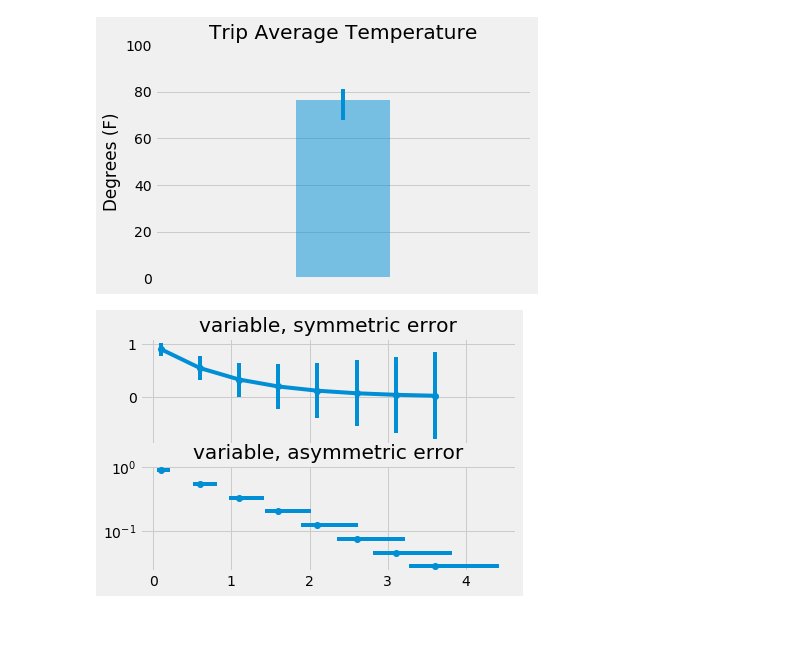
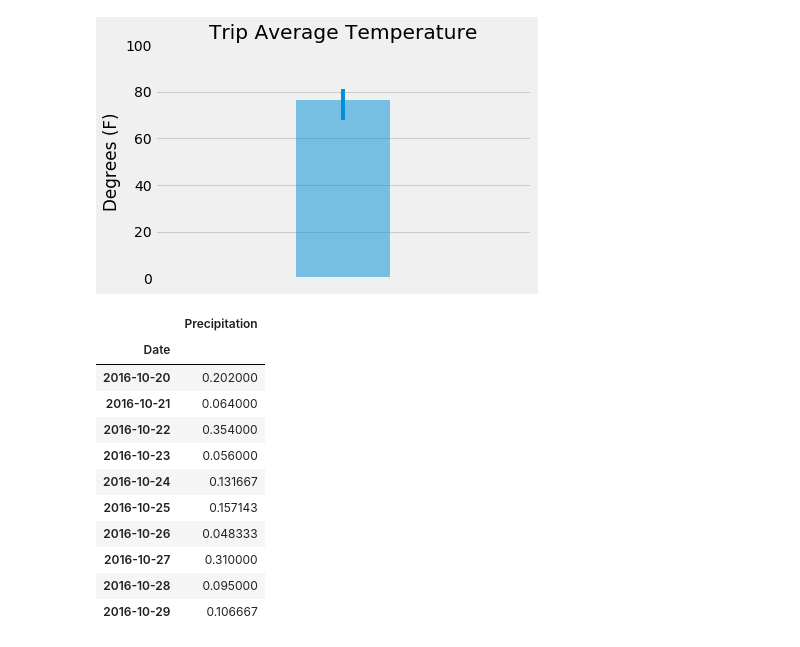
Before and after one commit to adrianavandeguchte/sqlalchemy-challenge, a Jupyter notebook: climate_starter.ipynb, the cells around one changed output. Cells and saved outputs as stored; diff of their text form; code cells hidden in the pictures.

```diff
--- a/climate_starter.ipynb
+++ b/climate_starter.ipynb
@@ -193,30 +193,3 @@ plt.xlim(.8,1.2)
 plt.show()
 # %% [output]
 [figure]
-# %%
-import numpy as np
-import matplotlib.pyplot as plt
-
-# example data
-x = np.arange(0.1, 4, 0.5)
-y = np.exp(-x)
-
-# example error bar values that vary with x-position
-error = 0.1 + 0.2 * x
-
-fig, (ax0, ax1) = plt.subplots(nrows=2, sharex=True)
-ax0.errorbar(x, y, yerr=error, fmt='-o')
-ax0.set_title('variable, symmetric error')
-
-# error bar values w/ different -/+ errors that
-# also vary with the x-position
-lower_error = 0.4 * error
-upper_error = error
-asymmetric_error = [lower_error, upper_error]
-
-ax1.errorbar(x, y, xerr=asymmetric_error, fmt='o')
-ax1.set_title('variable, asymmetric error')
-ax1.set_yscale('log')
-plt.show()
-# %% [output]
-[figure, removed]
@@ -226,3 +196,27 @@ plt.show()
+# %%
+# Calculate the total amount of rainfall per weather station for your trip dates using the previous year's matching dates.
+results = session.query(Measurement.date,func.avg(Measurement.prcp)).\
+    group_by(Measurement.date).\
+    filter(Measurement.date > start_date).\
+    filter(Measurement.date < end_date).\
+    order_by(Measurement.date).all()
+# Save the query results as a Pandas DataFrame and set the index to the date column
+vacay_rain = pd.DataFrame(results,columns=["Date","Precipitation"])
+vacay_rain = vacay_rain.set_index("Date")
+vacay_rain
+# %% [output]
+|  | Precipitation |
+| Date |  |
+| 2016-10-20 | 0.202000 |
+| 2016-10-21 | 0.064000 |
+| 2016-10-22 | 0.354000 |
+| 2016-10-23 | 0.056000 |
+| 2016-10-24 | 0.131667 |
+| 2016-10-25 | 0.157143 |
+| 2016-10-26 | 0.048333 |
+| 2016-10-27 | 0.310000 |
+| 2016-10-28 | 0.095000 |
+| 2016-10-29 | 0.106667 |
 # %%
 # Create a query that will calculate the daily normals
 # (i.e. the averages for tmin, tmax, and tavg for all historic data matching a specific month and day)
```
Also changed, not shown: parts of 7 cells of this notebook.
